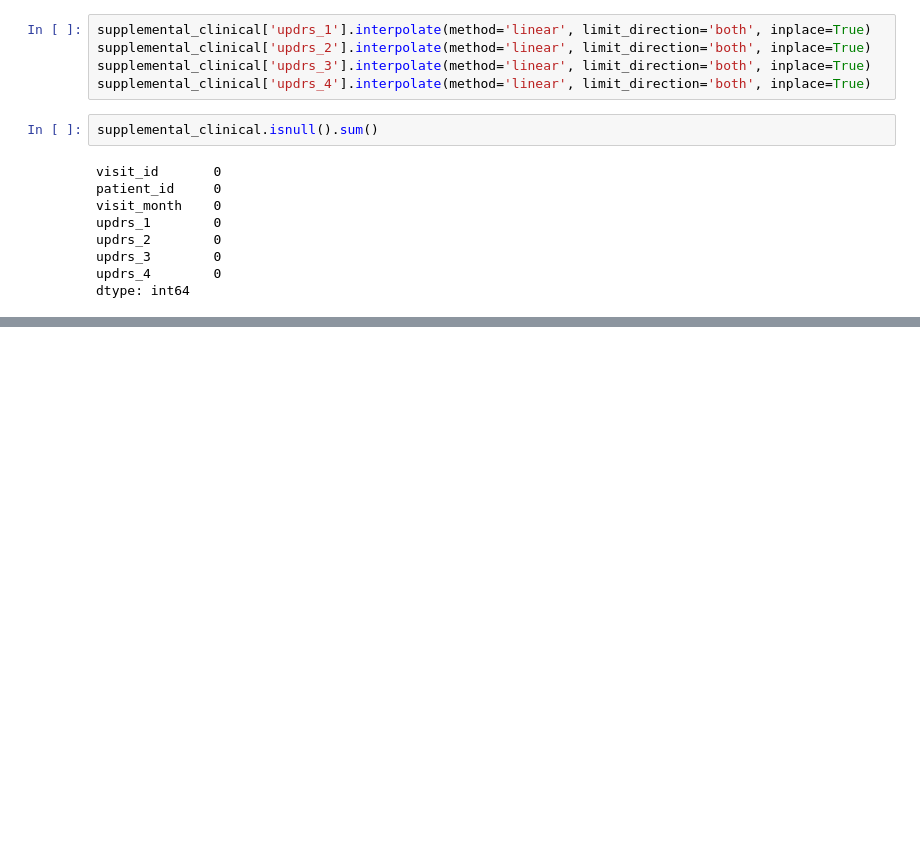
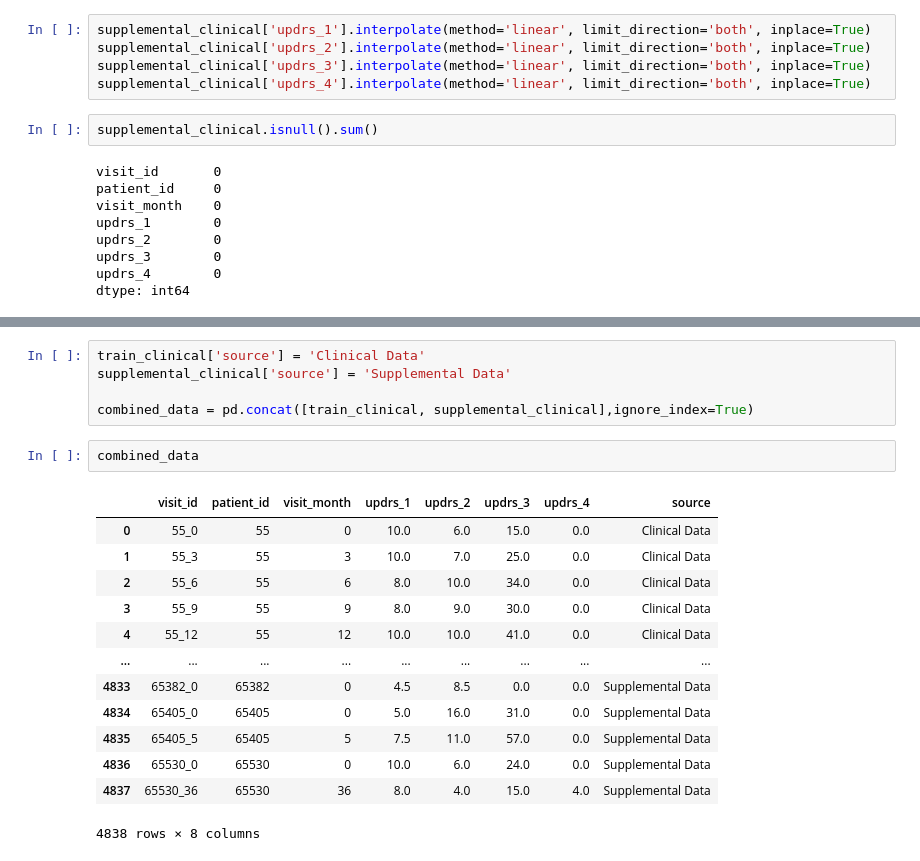
Before and after one commit to fan-yang-md/parkinsons_disease_progression_prediction, a Jupyter notebook: parkinson1.ipynb, the cells around one changed output, grey strips where cells are left out. Cells and saved outputs as stored; diff of their text form; blank space fills up the shorter version.

```diff
--- a/parkinson1.ipynb
+++ b/parkinson1.ipynb
@@ -295,0 +315,21 @@ dtype: int64
+# %%
+train_clinical['source'] = 'Clinical Data'
+supplemental_clinical['source'] = 'Supplemental Data'
+
+combined_data = pd.concat([train_clinical, supplemental_clinical],ignore_index=True)
+# %%
+combined_data
+# %% [output]
+|  | visit_id | patient_id | visit_month | updrs_1 | updrs_2 | updrs_3 | updrs_4 | source |
+| 0 | 55_0 | 55 | 0 | 10.0 | 6.0 | 15.0 | 0.0 | Clinical Data |
+| 1 | 55_3 | 55 | 3 | 10.0 | 7.0 | 25.0 | 0.0 | Clinical Data |
+| 2 | 55_6 | 55 | 6 | 8.0 | 10.0 | 34.0 | 0.0 | Clinical Data |
+| 3 | 55_9 | 55 | 9 | 8.0 | 9.0 | 30.0 | 0.0 | Clinical Data |
+| 4 | 55_12 | 55 | 12 | 10.0 | 10.0 | 41.0 | 0.0 | Clinical Data |
+| ... | ... | ... | ... | ... | ... | ... | ... | ... |
+| 4833 | 65382_0 | 65382 | 0 | 4.5 | 8.5 | 0.0 | 0.0 | Supplemental Data |
+| 4834 | 65405_0 | 65405 | 0 | 5.0 | 16.0 | 31.0 | 0.0 | Supplemental Data |
+| 4835 | 65405_5 | 65405 | 5 | 7.5 | 11.0 | 57.0 | 0.0 | Supplemental Data |
+| 4836 | 65530_0 | 65530 | 0 | 10.0 | 6.0 | 24.0 | 0.0 | Supplemental Data |
+| 4837 | 65530_36 | 65530 | 36 | 8.0 | 4.0 | 15.0 | 4.0 | Supplemental Data |
+4838 rows × 8 columns
```
Also changed, not shown: parts of 6 cells of this notebook.
